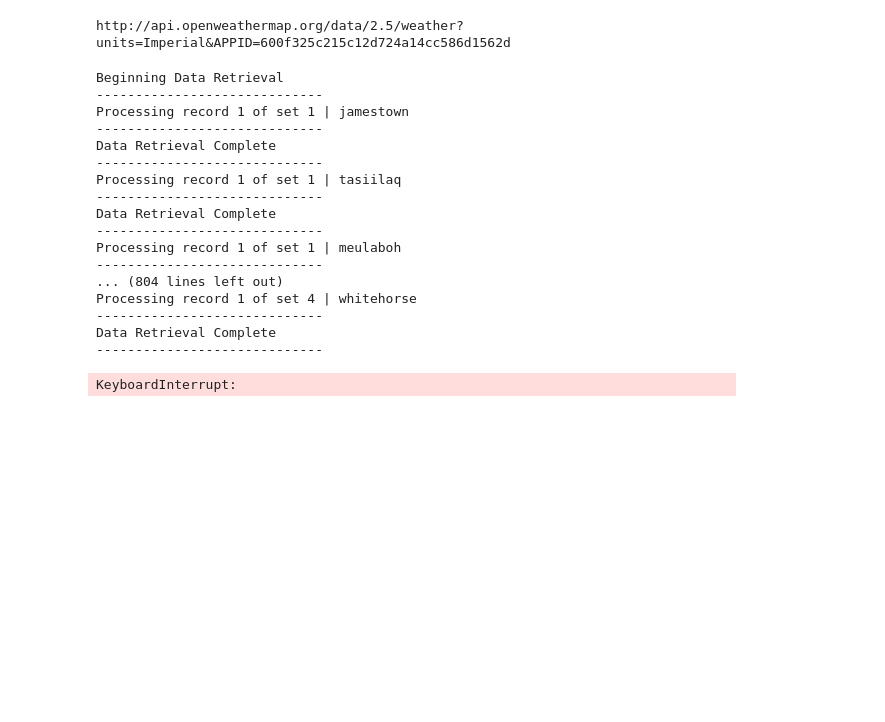
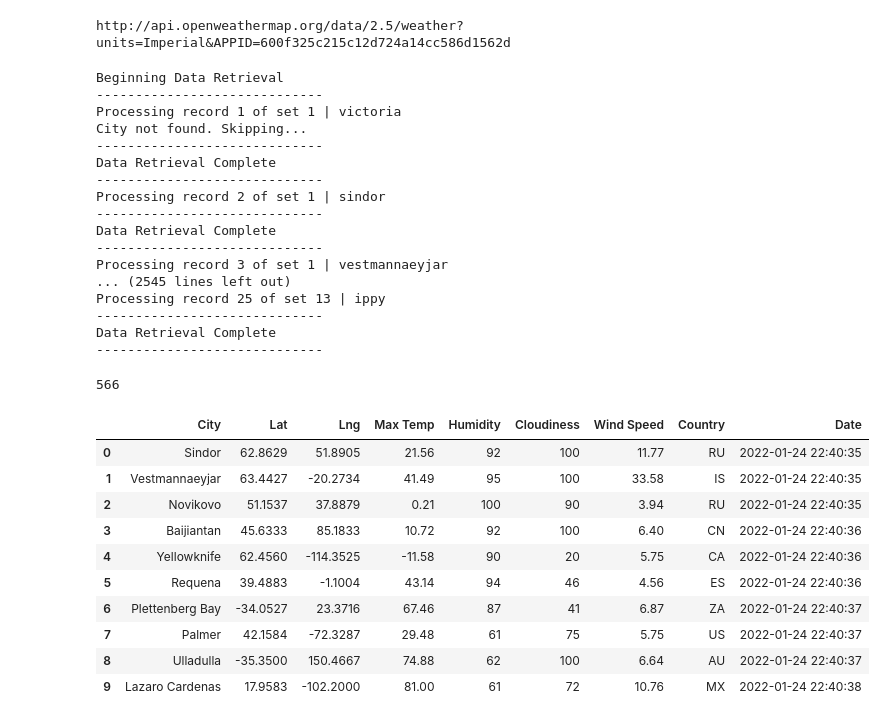
Before and after one commit to juliomeza/World_Weather_Analysis, a Jupyter notebook: WeatherPy.ipynb, the cells around one changed output. Saved outputs shown, nothing was run; the diff lists cells and outputs as text; code cells hidden in the pictures; blank space fills up the shorter version.

```diff
--- a/WeatherPy.ipynb
+++ b/WeatherPy.ipynb
@@ -75,14 +75,29 @@ for i, city in enumerate(cities):
     try:
         # Parse the JSON and retrieve data
         city_weather = requests.get(city_url).json()
+
         # Parse out the needed data
         city_lat = city_weather['coord']['lat']
+        city_lng = city_weather["coord"]["lon"]
+        city_max_temp = city_weather["main"]["temp_max"]
+        city_humidity = city_weather["main"]["humidity"]
+        city_clouds = city_weather["clouds"]["all"]
+        city_wind = city_weather["wind"]["speed"]
+        city_country = city_weather["sys"]["country"]
 
         # Convert the date to ISO standard
+        city_date = datetime.utcfromtimestamp(city_weather['dt']).strftime('%Y-%m-%d %H:%M:%S')
 
         # Append the city information into city_data list
         city_data.append({'City': city.title(),
-                          'Lat': city_lat})
+                          'Lat': city_lat,
+                          'Lng': city_lng,
+                          'Max Temp': city_max_temp,
+                          'Humidity': city_humidity,
+                          'Cloudiness': city_clouds,
+                          'Wind Speed': city_wind,
+                          'Country': city_country,
+                          'Date': city_date})
 
     # If an error is experienced, skip the city
     except:
@@ -96,19 +111,18 @@ for i, city in enumerate(cities):
 # %% [output]
 Beginning Data Retrieval
 -----------------------------
-Processing record 1 of set 1 | jamestown
+Processing record 1 of set 1 | victoria
+City not found. Skipping...
 -----------------------------
 Data Retrieval Complete
 -----------------------------
-Processing record 1 of set 1 | tasiilaq
+Processing record 2 of set 1 | sindor
 -----------------------------
 Data Retrieval Complete
 -----------------------------
-Processing record 1 of set 1 | meulaboh
------------------------------
-... (804 lines left out)
-Processing record 1 of set 4 | whitehorse
+Processing record 3 of set 1 | vestmannaeyjar
+... (2545 lines left out)
+Processing record 25 of set 13 | ippy
 -----------------------------
 Data Retrieval Complete
 -----------------------------
-KeyboardInterrupt:
@@ -116,0 +129,20 @@ test = 3
+# %%
+len(city_data)
+# %% [output]
+566
+# %%
+# Convert the array of dictionaries to a Pandas DataFrame.
+city_data_df = pd.DataFrame(city_data)
+city_data_df.head(10)
+# %% [output]
+|  | City | Lat | Lng | Max Temp | Humidity | Cloudiness | Wind Speed | Country | Date |
+| 0 | Sindor | 62.8629 | 51.8905 | 21.56 | 92 | 100 | 11.77 | RU | 2022-01-24 22:40:35 |
+| 1 | Vestmannaeyjar | 63.4427 | -20.2734 | 41.49 | 95 | 100 | 33.58 | IS | 2022-01-24 22:40:35 |
+| 2 | Novikovo | 51.1537 | 37.8879 | 0.21 | 100 | 90 | 3.94 | RU | 2022-01-24 22:40:35 |
+| 3 | Baijiantan | 45.6333 | 85.1833 | 10.72 | 92 | 100 | 6.40 | CN | 2022-01-24 22:40:36 |
+| 4 | Yellowknife | 62.4560 | -114.3525 | -11.58 | 90 | 20 | 5.75 | CA | 2022-01-24 22:40:36 |
+| 5 | Requena | 39.4883 | -1.1004 | 43.14 | 94 | 46 | 4.56 | ES | 2022-01-24 22:40:36 |
+| 6 | Plettenberg Bay | -34.0527 | 23.3716 | 67.46 | 87 | 41 | 6.87 | ZA | 2022-01-24 22:40:37 |
+| 7 | Palmer | 42.1584 | -72.3287 | 29.48 | 61 | 75 | 5.75 | US | 2022-01-24 22:40:37 |
+| 8 | Ulladulla | -35.3500 | 150.4667 | 74.88 | 62 | 100 | 6.64 | AU | 2022-01-24 22:40:37 |
+| 9 | Lazaro Cardenas | 17.9583 | -102.2000 | 81.00 | 61 | 72 | 10.76 | MX | 2022-01-24 22:40:38 |
```
Also changed, not shown: parts of 1 cell of this notebook.
